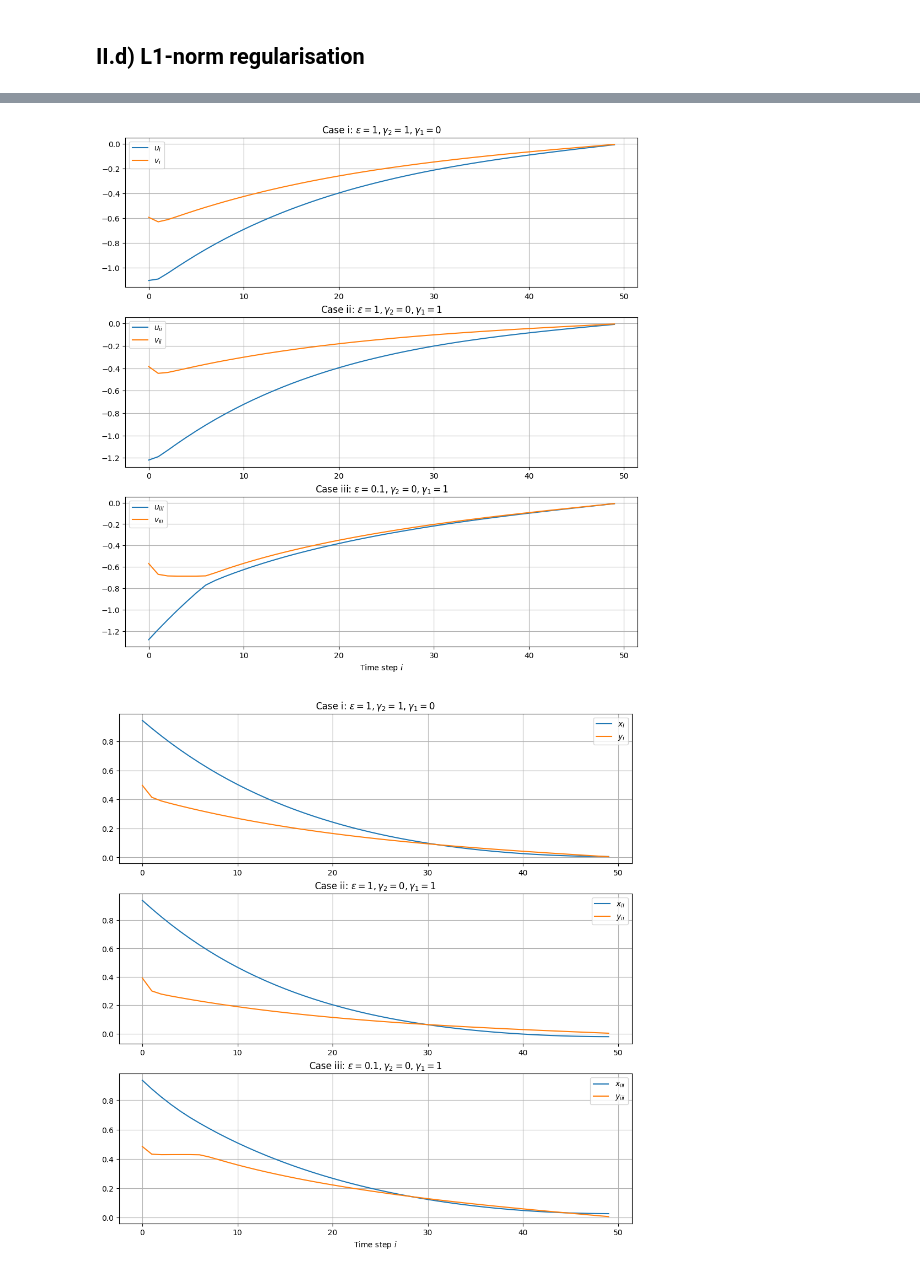
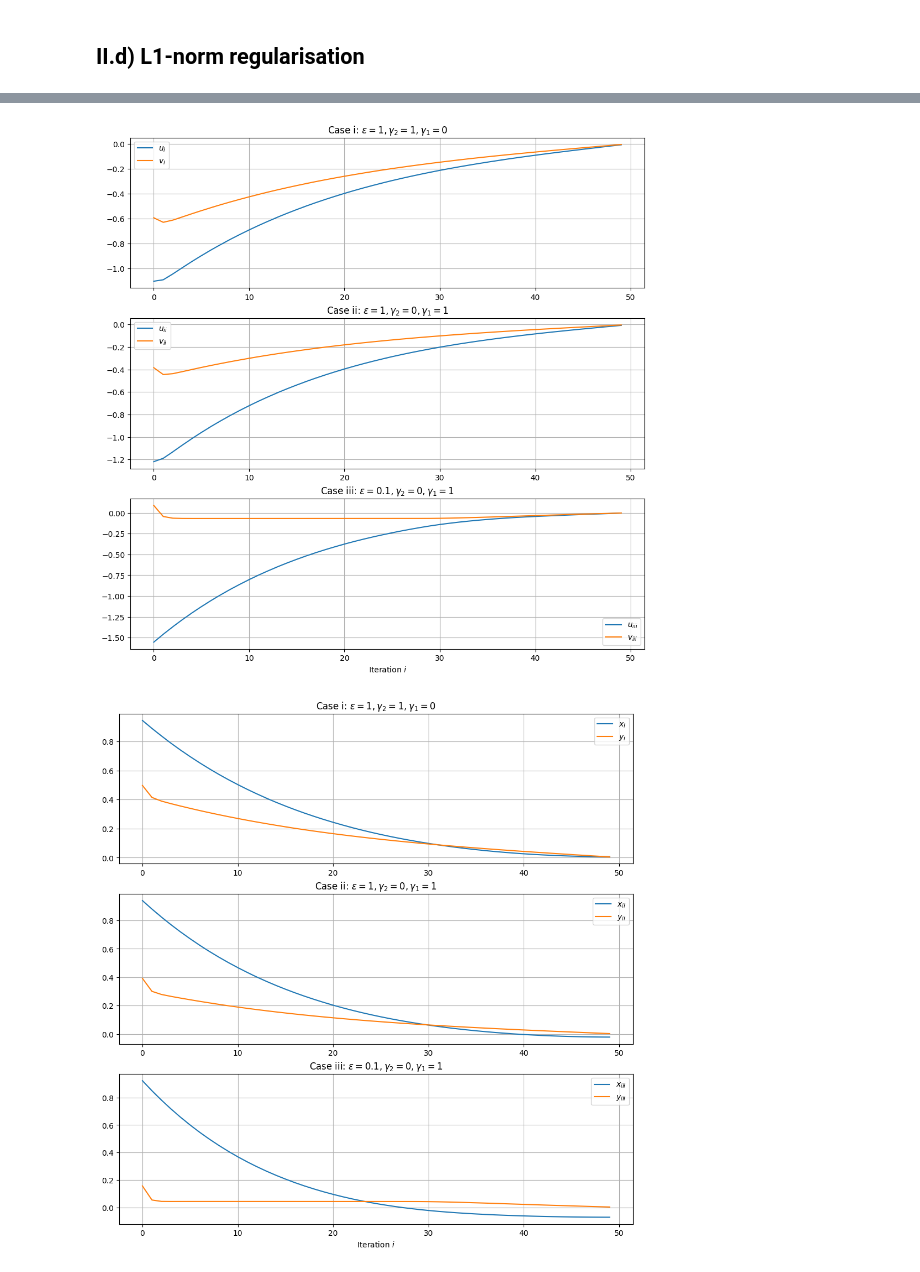
Before and after one commit to umarsdq/optimisationCW, a Jupyter notebook: optimisation.ipynb, the cells around one changed output, grey strips where cells are left out. Drawn from its saved outputs; the diff is of its cells as text; code cells hidden in the pictures.

```diff
--- a/optimisation.ipynb
+++ b/optimisation.ipynb
@@ -356,18 +357,30 @@ plt.show()
 ## II.d) L1-norm regularisation
 # %%
 def grad_L_epsilon(z, epsilon):
+    """
+    Compute gradient of L_epsilon(z) where:
+    L_epsilon(z) = (1/2)*z^2 if |z| <= epsilon
+                 = epsilon*(|z| - epsilon/2) otherwise
+
+    The gradient is:
+    dL/dz = z if |z| <= epsilon
+          = epsilon*sign(z) otherwise
+    """
     grad = np.zeros_like(z)
     idx = np.abs(z) <= epsilon
-    grad[idx] = z[idx] / epsilon
-    grad[~idx] = np.sign(z[~idx])
+    grad[idx] = z[idx]  # Quadratic region
+    grad[~idx] = epsilon * np.sign(z[~idx])  # Linear region
     return grad
 
-def gradient_descent(u_init, v_init, gamma1, gamma2, epsilon, lr, n_iter):
+def gradient_descent(u_init=np.zeros(N), v_init=np.zeros(N), gamma1=1., gamma2=1., epsilon=1., lr=1e-4, n_iter=10000):
     u = u_init.copy()
     v = v_init.copy()
 
     for _ in range(n_iter):
+        # Gradient w.r.t. u
         grad_u = 2 * Sx.T @ (Sx @ u + cx) + 2 * gamma2 * (u - v) + gamma1 * grad_L_epsilon(u - v, epsilon)
+
+        # Gradient w.r.t. v
         grad_v = 2 * Sy.T @ (Sy @ v + cy) - 2 * gamma2 * (u - v) - gamma1 * grad_L_epsilon(u - v, epsilon)
 
         u -= lr * grad_u
@@ -377,22 +484,20 @@ def gradient_descent(u_init, v_init, gamma1, gamma2, epsilon, lr, n_iter):
 # %%
 # Parameters
-u_init = np.zeros(N)
-v_init = np.zeros(N)
-lr = 1e-4
+lr = 1e-1 # optimal
 n_iter = 10000
 
 # Case i
-u_i, v_i = gradient_descent(u_init, v_init, gamma1=0, gamma2=1, epsilon=1, lr=lr, n_iter=n_iter)
+u_i, v_i = gradient_descent(gamma1=0, gamma2=1, epsilon=1, lr=1e-4, n_iter=10000)
 x_i = Sx @ u_i + cx
 y_i = Sy @ v_i + cy
 
 # Case ii
-u_ii, v_ii = gradient_descent(u_init, v_init, gamma1=1, gamma2=0, epsilon=1, lr=lr, n_iter=n_iter)
+u_ii, v_ii = gradient_descent(gamma1=1, gamma2=0, epsilon=1, lr=1e-4, n_iter=10000)
 x_ii = Sx @ u_ii + cx
 y_ii = Sy @ v_ii + cy
 
 # Case iii
-u_iii, v_iii = gradient_descent(u_init, v_init, gamma1=1, gamma2=0, epsilon=0.1, lr=lr, n_iter=n_iter)
+u_iii, v_iii = gradient_descent(gamma1=1, gamma2=0, epsilon=0.1, lr=1e-4, n_iter=10000)
 x_iii = Sx @ u_iii + cx
 y_iii = Sy @ v_iii + cy
 
@@ -418,36 +523,36 @@ plt.plot(u_iii, label=r'$u_{iii}$')
 plt.plot(v_iii, label=r'$v_{iii}$')
 plt.title(r'Case iii: $\epsilon=0.1, \gamma_{2}=0, \gamma_{1}=1$')
 plt.grid(True)
-plt.xlabel(r'Time step $i$')
+plt.xlabel(r'Iteration $i$')
 plt.legend()
 plt.savefig('plots/L1_controls.png', bbox_inches='tight', dpi=600)
 
 plt.figure(figsize=(12, 12))
 
 plt.subplot(3, 1, 1)
 plt.plot(x_i, label=r'$x_i$')
 plt.plot(y_i, label=r'$y_i$')
 plt.title(r'Case i: $\epsilon=1, \gamma_{2}=1, \gamma_{1}=0$')
 plt.grid(True)
 plt.legend()
 
 plt.subplot(3, 1, 2)
 plt.plot(x_ii, label=r'$x_{ii}$')
 plt.plot(y_ii, label=r'$y_{ii}$')
 plt.title(r'Case ii: $\epsilon=1, \gamma_{2}=0, \gamma_{1}=1$')
 plt.grid(True)
 plt.legend()
 
 plt.subplot(3, 1, 3)
 plt.plot(x_iii, label=r'$x_{iii}$')
 plt.plot(y_iii, label=r'$y_{iii}$')
 plt.title(r'Case iii: $\epsilon=0.1, \gamma_{2}=0, \gamma_{1}=1$')
 plt.grid(True)
-plt.xlabel(r'Time step $i$')
+plt.xlabel(r'Iteration $i$')
 plt.legend()
 plt.savefig('plots/L1_states.png', bbox_inches='tight', dpi=600)
 
 plt.show()
 # %% [output]
-[figure, old version]
+[figure, new version]
-[figure, old version]
+[figure, new version]
```
Also changed, not shown: parts of 6 cells of this notebook, 19 other files.
